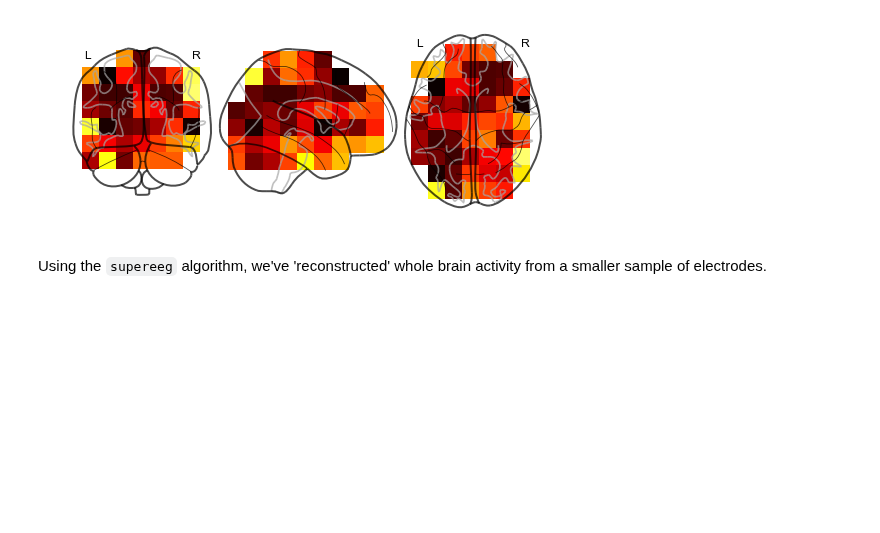
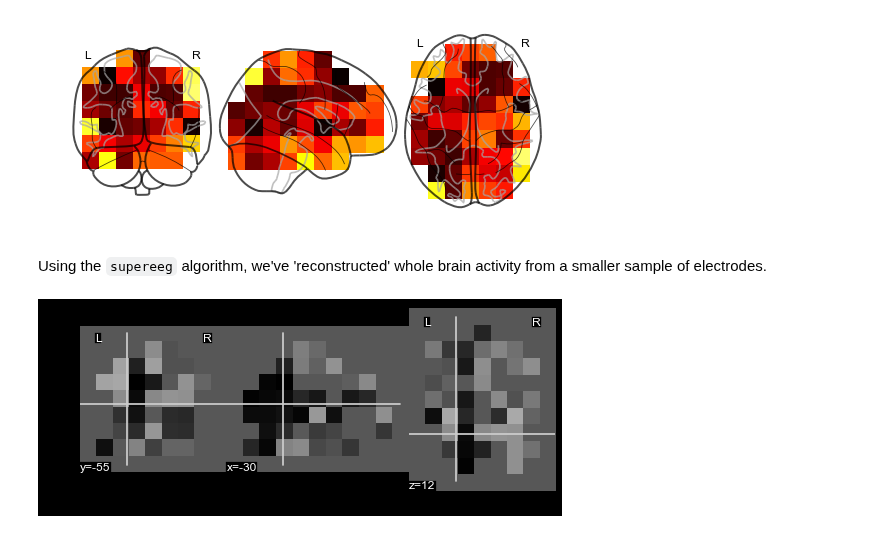
Before and after one commit to ContextLab/supereeg, a Jupyter notebook: docs/tutorial/model_objects.ipynb, the cells around one changed output. Drawn from its saved outputs; the diff is of its cells as text; code cells hidden in the pictures; blank space fills up the shorter version.

```diff
--- a/docs/tutorial/model_objects.ipynb
+++ b/docs/tutorial/model_objects.ipynb
@@ -28,0 +31,2 @@ Note: The last option is the same as the example_model, but saved as `.npz` inst
+# %%
+se.load('example_nift', return_type='mo')
@@ -204,3 +209,9 @@ Meta data: {}
 [figure]
 # %% [markdown]
 Using the `supereeg` algorithm, we've 'reconstructed' whole brain activity from a smaller sample of electrodes.
+# %%
+## this doesn't look great
+
+nii.plot_anat()
+# %% [output]
+[figure, added]
```
Also changed, not shown: parts of 13 cells of this notebook, 4 other files.
